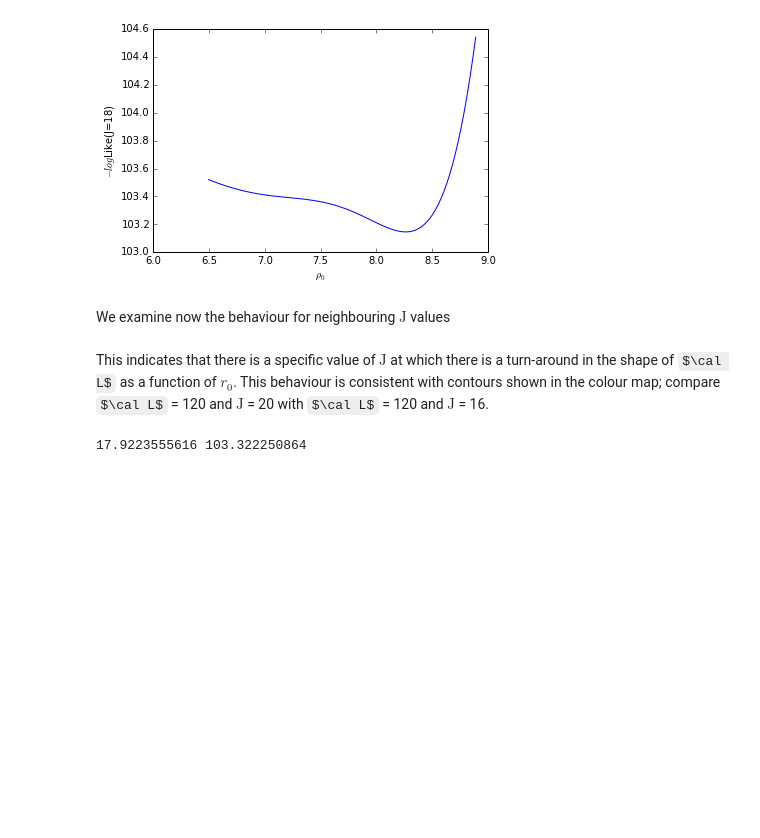
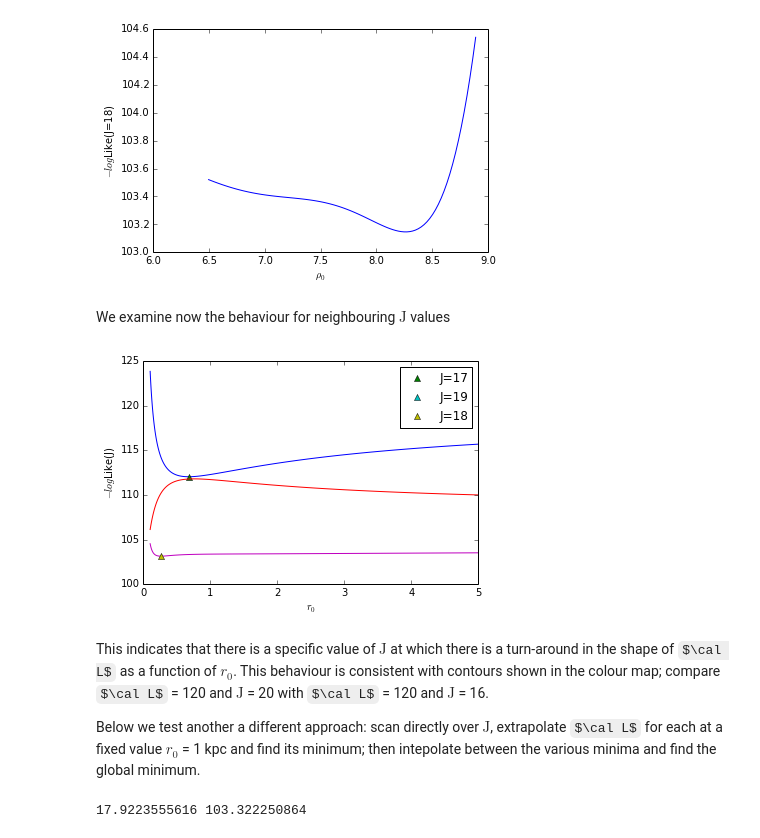
Before and after one commit to achiappo/FRESKA, a Jupyter notebook: spherical_jeans_analysis.ipynb, the cells around one changed output. Saved outputs shown, nothing was run; the diff lists cells and outputs as text; code cells hidden in the pictures; some formulas as TeX source; blank space fills up the shorter version.

```diff
--- a/spherical_jeans_analysis.ipynb
+++ b/spherical_jeans_analysis.ipynb
@@ -529,21 +529,28 @@ We examine now the behaviour for neighbouring $\mathrm{J}$ values
 # %%
 tmax=0.5
 rt=np.inf
-for J in (17,18,19):
+for J in (17,19):
     LikeJ_values = np.zeros_like(r0_array)
     for j,r0 in enumerate(r0_array):
         min_deltaJ = sciopt.minimize_scalar(deltaJ,args=(J,D,rt,r0,tmax),tol=1e-8)
         LikeJ_values[j] = logLike(10.**min_deltaJ.x*r0**3.,j)
     spline_LikeJ = spline(r0_array,LikeJ_values,s=0)
     min_LikeJ = sciopt.minimize_scalar(spline_LikeJ)
     plt.plot(r0_array,LikeJ_values)
     plt.plot(min_LikeJ.x,spline_LikeJ(min_LikeJ.x),'^',label='J=%i'%J)
+plt.plot(r0_array,LikeJj)
+plt.plot(min_LikeJ_r0.x,spline_LikeJ_r0(min_LikeJ_r0.x),'^',label='J=18')
 plt.xlim(0,5)
 plt.legend(numpoints=1,loc='upper right')
 plt.xlabel(r'$r_0$')
 plt.ylabel(r'$-log$Like(J)')
+plt.savefig('output/LikeJmulti.png',dpi=100,format='png')
+# %% [output]
+[figure, added]
 # %% [markdown]
 This indicates that there is a specific value of $\textrm{J}$ at which there is a turn-around in the shape of $\cal L$ as a function of $r_0$. This behaviour is consistent with contours shown in the colour map; compare $\cal L$ = 120 and $\textrm{J}$ = 20 with $\cal L$ = 120 and $\textrm{J}$ = 16.
+
+Below we test another a different approach: scan directly over $\textrm{J}$, extrapolate $\cal L$ for each at a fixed value $r_0$ = 1 kpc and find its minimum; then intepolate between the various minima and find the global minimum.
 # %%
 J_array = np.linspace(16.,20.,20)
 r0 = r0_array[59]  #r0_array[j=59]~1 kpc
```
Also changed, not shown: parts of 4 cells of this notebook.
